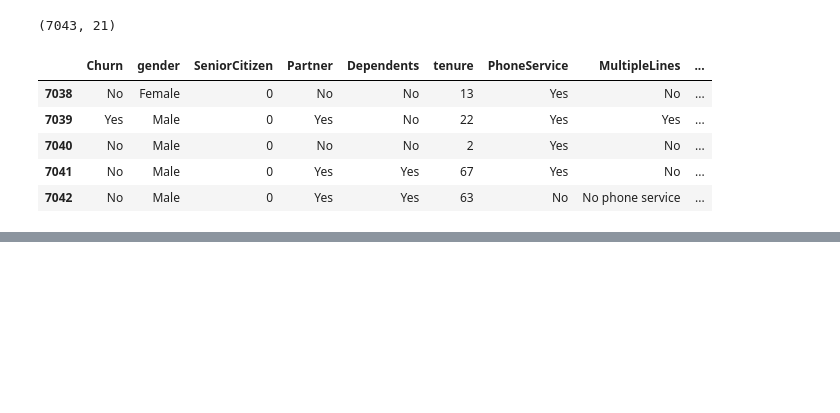
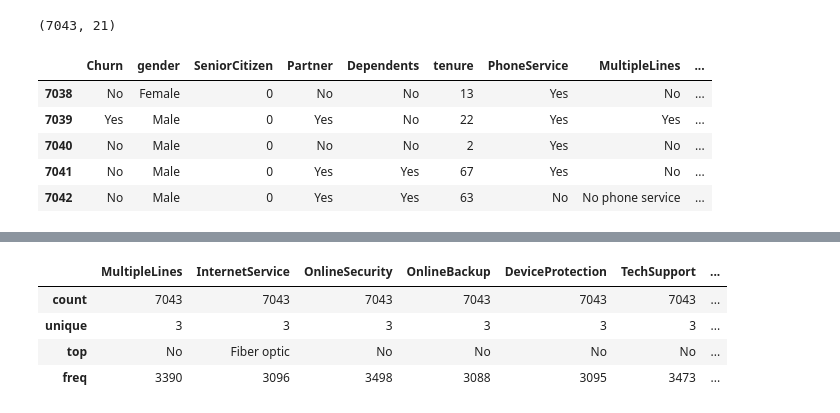
Before and after one commit to Antonio-B85/challenge-Parte-2--TelecomX, a Jupyter notebook: TelecomX_Parte2.ipynb, the cells around one changed output, grey strips where cells are left out. Cells and saved outputs as stored; diff of their text form; code cells hidden in the pictures; blank space fills up the shorter version.

```diff
--- a/TelecomX_Parte2.ipynb
+++ b/TelecomX_Parte2.ipynb
@@ -124,0 +163,9 @@ datos.tail()
+# %%
+# Validando columnas trabajadas no aparecen con mas de un valor
+datos.describe(include='O')
+# %% [output]
+|  | MultipleLines | InternetService | OnlineSecurity | OnlineBackup | DeviceProtection | TechSupport | ... |
+| count | 7043 | 7043 | 7043 | 7043 | 7043 | 7043 | ... |
+| unique | 3 | 3 | 3 | 3 | 3 | 3 | ... |
+| top | No | Fiber optic | No | No | No | No | ... |
+| freq | 3390 | 3096 | 3498 | 3088 | 3095 | 3473 | ... |
```
Also changed, not shown: parts of 5 cells of this notebook.
